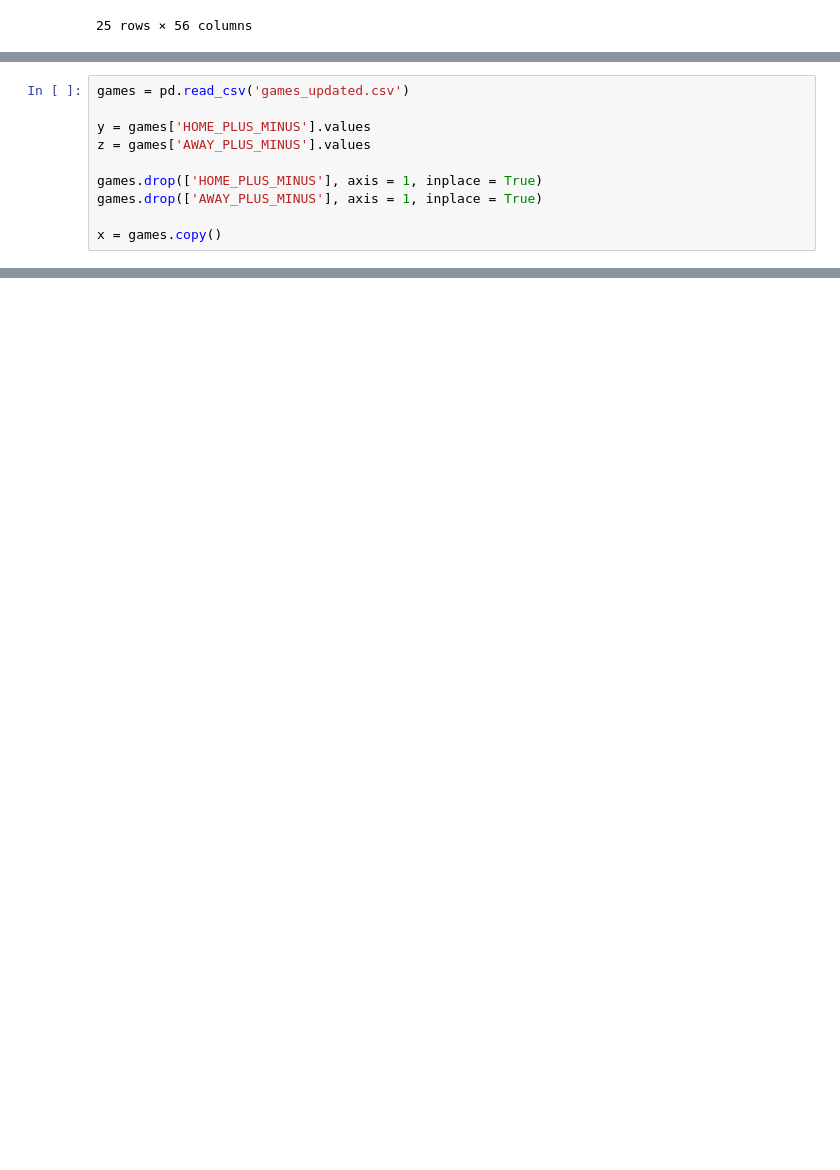
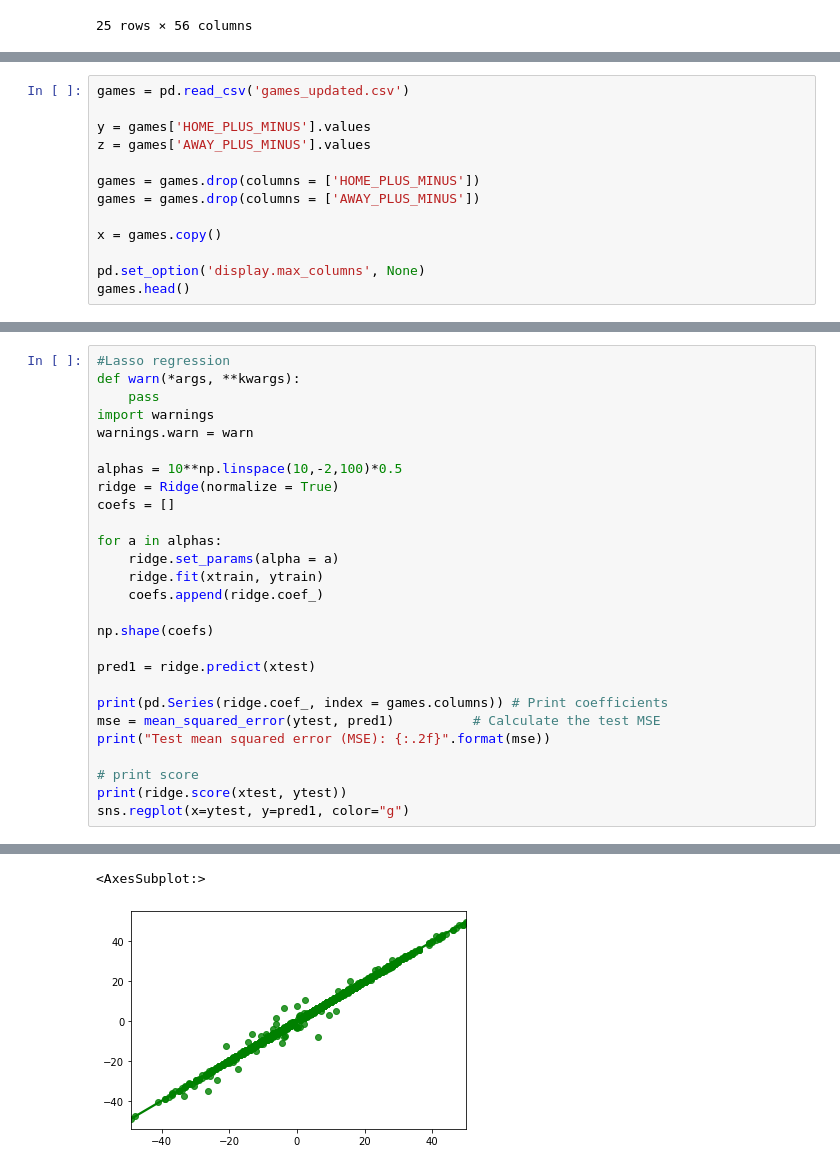
Before and after one commit to jtj60/Predicting-the-Scoring-Margin-of-NBA-Games-Using-Machine-Learning, a Jupyter notebook: code/nba_scoring_margin_using_ML.ipynb, the cells around one changed output, grey strips where cells are left out. Saved outputs shown, nothing was run; the diff lists cells and outputs as text; blank space fills up the shorter version.

```diff
--- a/code/nba_scoring_margin_using_ML.ipynb
+++ b/code/nba_scoring_margin_using_ML.ipynb
@@ -243,7 +247,10 @@ games = pd.read_csv('games_updated.csv')
 y = games['HOME_PLUS_MINUS'].values
 z = games['AWAY_PLUS_MINUS'].values
 
-games.drop(['HOME_PLUS_MINUS'], axis = 1, inplace = True)
-games.drop(['AWAY_PLUS_MINUS'], axis = 1, inplace = True)
+games = games.drop(columns = ['HOME_PLUS_MINUS'])
+games = games.drop(columns = ['AWAY_PLUS_MINUS'])
 
 x = games.copy()
+
+pd.set_option('display.max_columns', None)
+games.head()
@@ -262,0 +279,28 @@ reg.score(xtrain, ytrain), reg.score(xtest, ytest)
+# %%
+#Lasso regression
+def warn(*args, **kwargs):
+    pass
+import warnings
+warnings.warn = warn
+
+alphas = 10**np.linspace(10,-2,100)*0.5
+ridge = Ridge(normalize = True)
+coefs = []
+
+for a in alphas:
+    ridge.set_params(alpha = a)
+    ridge.fit(xtrain, ytrain)
+    coefs.append(ridge.coef_)
+
+np.shape(coefs)
+
+pred1 = ridge.predict(xtest)
+
+print(pd.Series(ridge.coef_, index = games.columns)) # Print coefficients
+mse = mean_squared_error(ytest, pred1)          # Calculate the test MSE
+print("Test mean squared error (MSE): {:.2f}".format(mse))
+
+# print score
+print(ridge.score(xtest, ytest))
+sns.regplot(x=ytest, y=pred1, color="g")
+# %% [output]
@@ -262,0 +324,2 @@ reg.score(xtrain, ytrain), reg.score(xtest, ytest)
+<AxesSubplot:>
+[figure, added]
```
Also changed, not shown: parts of 11 cells of this notebook.
